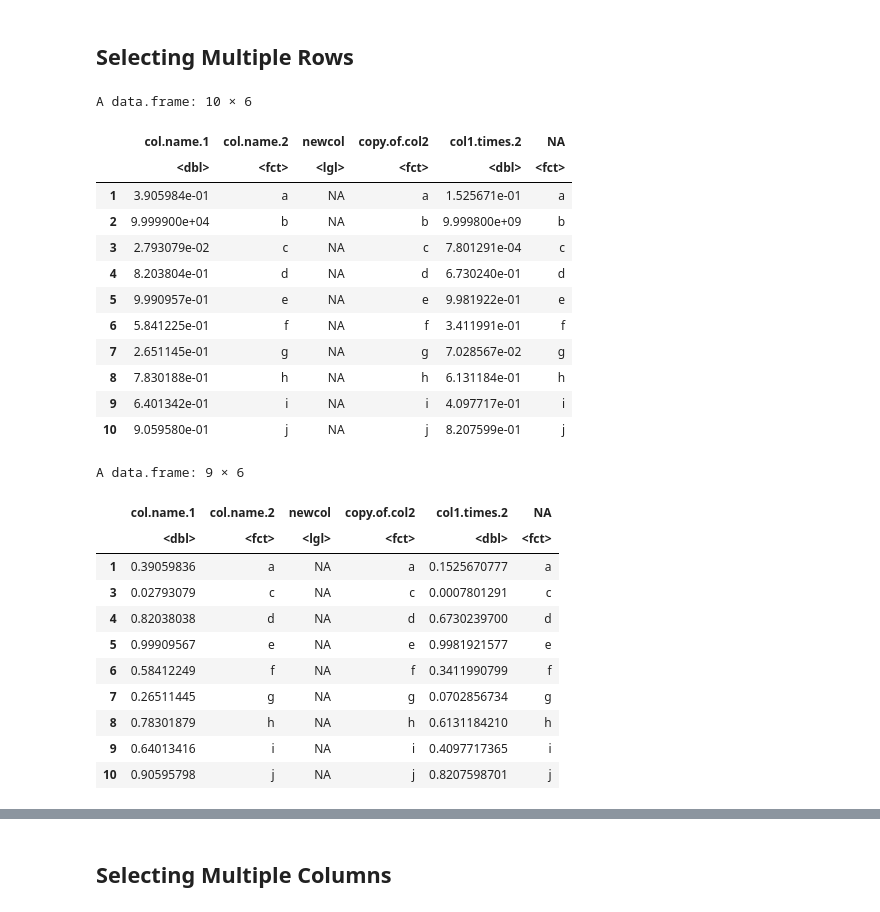
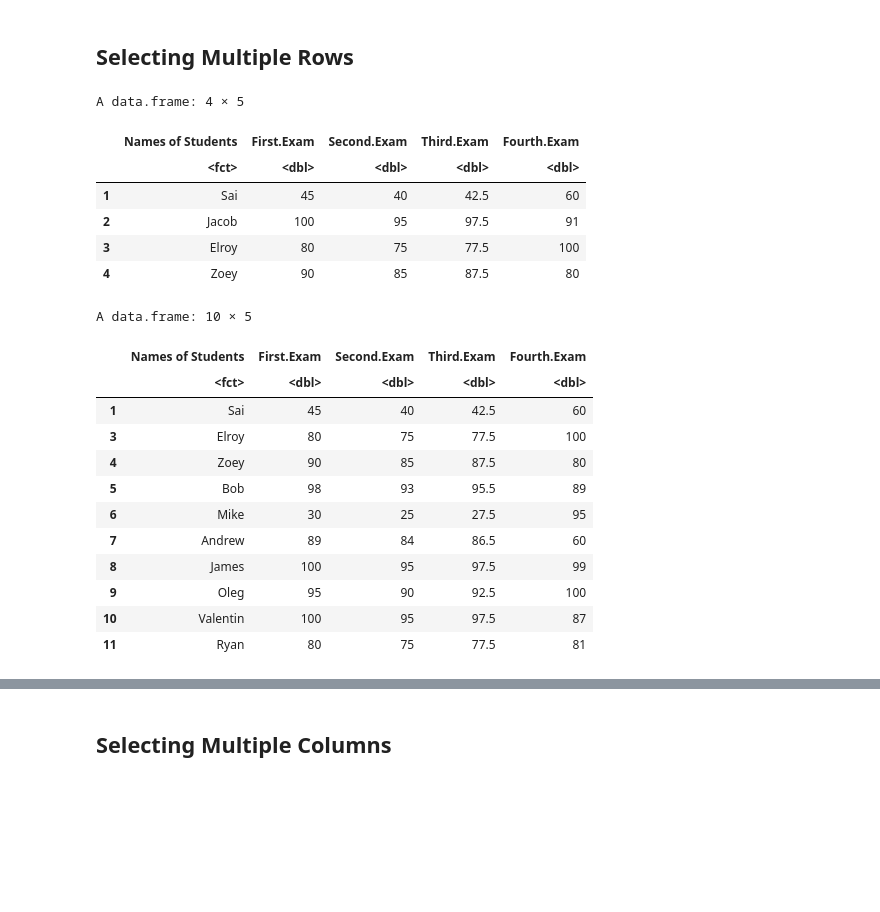
Before and after one commit to MichaelHotaling/Introduction-to-R, a Jupyter notebook: 16 Data Frame Operations.ipynb, the cells around one changed output, grey strips where cells are left out. Saved outputs shown, nothing was run; the diff lists cells and outputs as text; code cells hidden in the pictures; blank space fills up the shorter version.

```diff
--- a/16 Data Frame Operations.ipynb
+++ b/16 Data Frame Operations.ipynb
@@ -231,6 +241,6 @@ A data.frame: 11 × 2
 # %% [markdown]
 ## Adding Columns
 # %%
-df$newcol <- rep(NA, nrow(df)) # NA column
-df
+dfnew$Second.Test <- rep(NA, nrow(dfnew)) # NA column
+dfnew
 # %% [output]
@@ -266,0 +261,3 @@ A data.frame: 10 × 4
+# %%
+dfnew[, 'Second.Test'] <- dfnew$First.Test - 5 # We can copy and adjust a column.
+dfnew
@@ -285,0 +281,3 @@ A data.frame: 10 × 5
+# %%
+dfnew[['First.Quarter.Average']] <- (dfnew$First.Test + dfnew$Second.Test)/2
+dfnew
@@ -304,0 +301,7 @@ A data.frame: 10 × 6
+# %%
+Third.Test <- c(60,91,100,80,89,95,60,99,100,87,81)
+
+dfnew$Third.Test <- rep(NA, nrow(dfnew)) # Makes a new column
+
+dfnew[, 'Third.Test'] <- Third.Test
+dfnew
@@ -342,35 +362,30 @@ A data.frame: 10 × 6
 # %% [markdown]
 ## Selecting Multiple Rows
 # %%
-first.ten.rows <- df[1:10, ] # Same as head(df, 10)
-first.ten.rows
+first.four.rows <- dfnew[1:4, ] # Same as head(df, 4)
+first.four.rows
 # %% [output]
-A data.frame: 10 × 6
+A data.frame: 4 × 5
-|  | col.name.1 | col.name.2 | newcol | copy.of.col2 | col1.times.2 | NA |
-|  | <dbl> | <fct> | <lgl> | <fct> | <dbl> | <fct> |
-| 1 | 3.905984e-01 | a | NA | a | 1.525671e-01 | a |
-| 2 | 9.999900e+04 | b | NA | b | 9.999800e+09 | b |
-| 3 | 2.793079e-02 | c | NA | c | 7.801291e-04 | c |
-| 4 | 8.203804e-01 | d | NA | d | 6.730240e-01 | d |
-| 5 | 9.990957e-01 | e | NA | e | 9.981922e-01 | e |
-| 6 | 5.841225e-01 | f | NA | f | 3.411991e-01 | f |
-| 7 | 2.651145e-01 | g | NA | g | 7.028567e-02 | g |
-| 8 | 7.830188e-01 | h | NA | h | 6.131184e-01 | h |
-| 9 | 6.401342e-01 | i | NA | i | 4.097717e-01 | i |
-| 10 | 9.059580e-01 | j | NA | j | 8.207599e-01 | j |
+|  | Names of Students | First.Exam | Second.Exam | Third.Exam | Fourth.Exam |
+|  | <fct> | <dbl> | <dbl> | <dbl> | <dbl> |
+| 1 | Sai | 45 | 40 | 42.5 | 60 |
+| 2 | Jacob | 100 | 95 | 97.5 | 91 |
+| 3 | Elroy | 80 | 75 | 77.5 | 100 |
+| 4 | Zoey | 90 | 85 | 87.5 | 80 |
 # %%
-everything.but.row.two <- df[-2, ]
+everything.but.row.two <- dfnew[-2, ] # We can remove Jacob from the list
 everything.but.row.two
 # %% [output]
-A data.frame: 9 × 6
+A data.frame: 10 × 5
-|  | col.name.1 | col.name.2 | newcol | copy.of.col2 | col1.times.2 | NA |
-|  | <dbl> | <fct> | <lgl> | <fct> | <dbl> | <fct> |
-| 1 | 0.39059836 | a | NA | a | 0.1525670777 | a |
-| 3 | 0.02793079 | c | NA | c | 0.0007801291 | c |
-| 4 | 0.82038038 | d | NA | d | 0.6730239700 | d |
-| 5 | 0.99909567 | e | NA | e | 0.9981921577 | e |
-| 6 | 0.58412249 | f | NA | f | 0.3411990799 | f |
-| 7 | 0.26511445 | g | NA | g | 0.0702856734 | g |
-| 8 | 0.78301879 | h | NA | h | 0.6131184210 | h |
-| 9 | 0.64013416 | i | NA | i | 0.4097717365 | i |
-| 10 | 0.90595798 | j | NA | j | 0.8207598701 | j |
+|  | Names of Students | First.Exam | Second.Exam | Third.Exam | Fourth.Exam |
+|  | <fct> | <dbl> | <dbl> | <dbl> | <dbl> |
+| 1 | Sai | 45 | 40 | 42.5 | 60 |
+| 3 | Elroy | 80 | 75 | 77.5 | 100 |
+| 4 | Zoey | 90 | 85 | 87.5 | 80 |
+| 5 | Bob | 98 | 93 | 95.5 | 89 |
+| 6 | Mike | 30 | 25 | 27.5 | 95 |
+| 7 | Andrew | 89 | 84 | 86.5 | 60 |
+| 8 | James | 100 | 95 | 97.5 | 99 |
+| 9 | Oleg | 95 | 90 | 92.5 | 100 |
+| 10 | Valentin | 100 | 95 | 97.5 | 87 |
+| 11 | Ryan | 80 | 75 | 77.5 | 81 |
```
Also changed, not shown: parts of 31 cells of this notebook.
